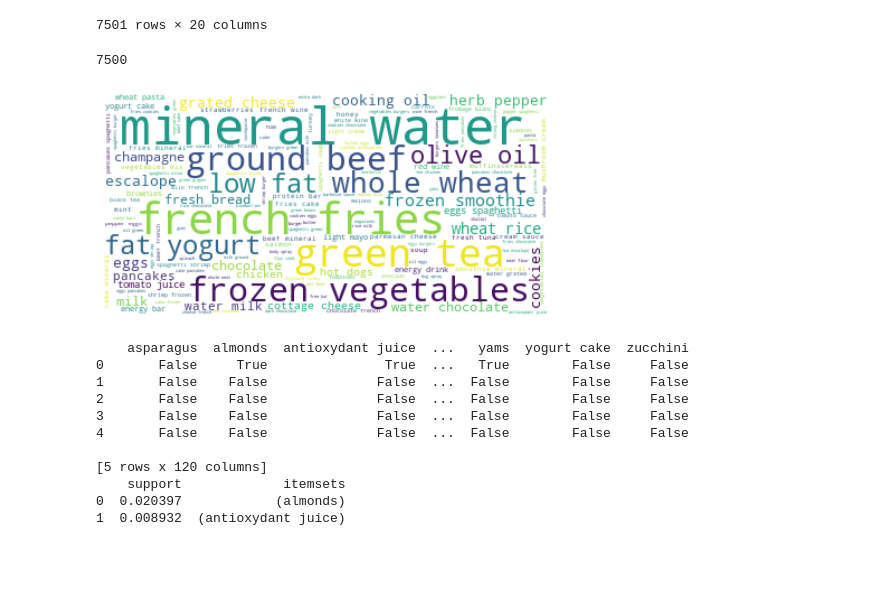
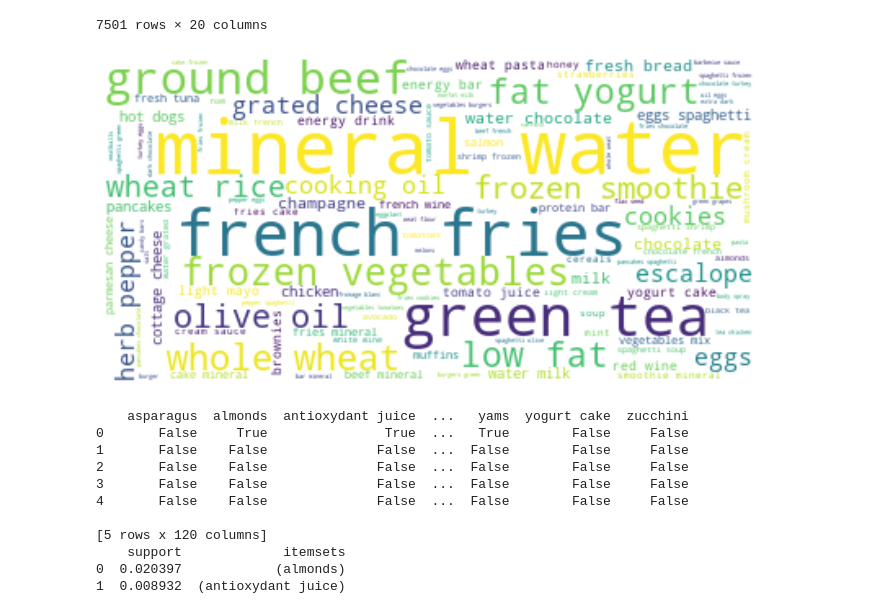
Before and after one commit to OUCHAOUA/Apriori-algorithm, a Jupyter notebook: Apriori_algorithm.ipynb, the cells around one changed output. Drawn from its saved outputs; the diff is of its cells as text; code cells hidden in the pictures; blank space fills up the shorter version.

```diff
--- a/Apriori_algorithm.ipynb
+++ b/Apriori_algorithm.ipynb
@@ -130,10 +130,6 @@ Saving Market_Basket_Optimisation.csv to Market_Basket_Optimisation (2).csv
 | 7499 | escalope | green tea | NaN | NaN | NaN | NaN | NaN | NaN | NaN | NaN | NaN | ... |
 | 7500 | eggs | frozen smoothie | yogurt cake | low fat yogurt | NaN | NaN | NaN | NaN | NaN | NaN | NaN | ... |
 7501 rows × 20 columns
-# %%
-data.shape[0]
-# %% [output]
-7500
 # %%
 import numpy as np
 trans = np.empty([data.shape[0], data.shape[1]], dtype=object)
@@ -149,15 +145,15 @@ for i in range(0, trans.shape[0]):
 # %%
 words = ''
 
 wordcloud = WordCloud(background_color="white").generate(word_cloud((lst)))
 
 # Display the generated image:
-plt.figure(figsize = (8, 8), facecolor = None)
+plt.figure(figsize = (15, 6), facecolor = None)
 plt.imshow(wordcloud, interpolation='bilinear')
 plt.axis("off")
 plt.show()
 # %% [output]
-[figure, old version]
+[figure, new version]
 # %%
 te=TransactionEncoder()
 te_data=te.fit(lst).transform(lst)
```
Also changed, not shown: parts of 1 cell of this notebook.
